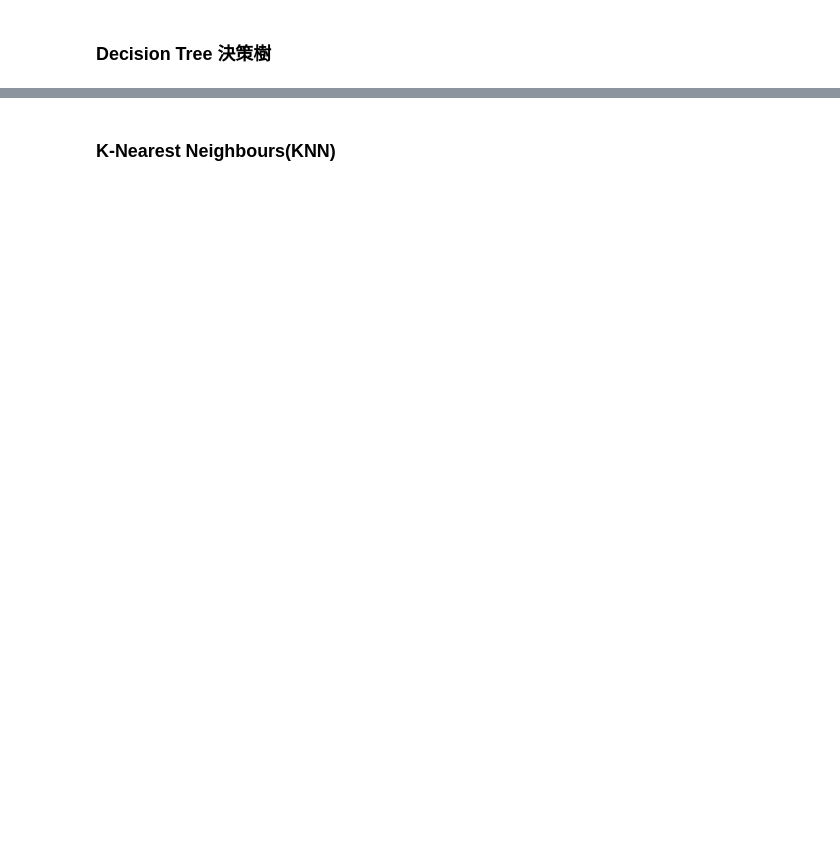
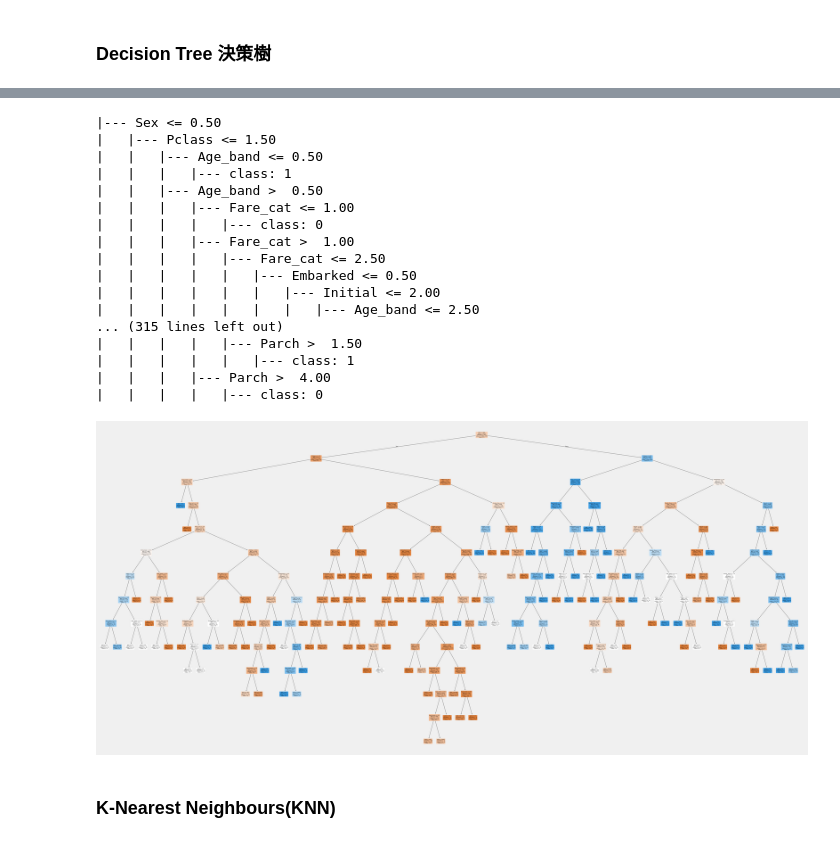
Before and after one commit to Ning306/tanic_workspace, a Jupyter notebook: tanic_EDA.ipynb, the cells around one changed output, grey strips where cells are left out. Saved outputs shown, nothing was run; the diff lists cells and outputs as text; code cells hidden in the pictures; blank space fills up the shorter version.

```diff
--- a/tanic_EDA.ipynb
+++ b/tanic_EDA.ipynb
@@ -572,3 +588,34 @@ The accuracy of the Decision Tree is 0.7985074626865671
+# %%
+#把決策樹視覺化
+from sklearn.tree import export_text, plot_tree
+
+# 文本格式顯示
+tree_rules = export_text(model, feature_names=train_X.columns.tolist())
+print(tree_rules)
+
+# 圖形顯示
+plt.figure(figsize=(40, 20))
+plot_tree(model, feature_names=train_X.columns, class_names=['0', '1'], filled=True, rounded=True)
+plt.show()
+# %% [output]
+|--- Sex <= 0.50
+|   |--- Pclass <= 1.50
+|   |   |--- Age_band <= 0.50
+|   |   |   |--- class: 1
+|   |   |--- Age_band >  0.50
+|   |   |   |--- Fare_cat <= 1.00
+|   |   |   |   |--- class: 0
+|   |   |   |--- Fare_cat >  1.00
+|   |   |   |   |--- Fare_cat <= 2.50
+|   |   |   |   |   |--- Embarked <= 0.50
+|   |   |   |   |   |   |--- Initial <= 2.00
+|   |   |   |   |   |   |   |--- Age_band <= 2.50
+... (315 lines left out)
+|   |   |   |   |--- Parch >  1.50
+|   |   |   |   |   |--- class: 1
+|   |   |   |--- Parch >  4.00
+|   |   |   |   |--- class: 0
+[figure, added]
 # %% [markdown]
 ### K-Nearest Neighbours(KNN)
 # %%
```
Also changed, not shown: parts of 21 cells of this notebook.
